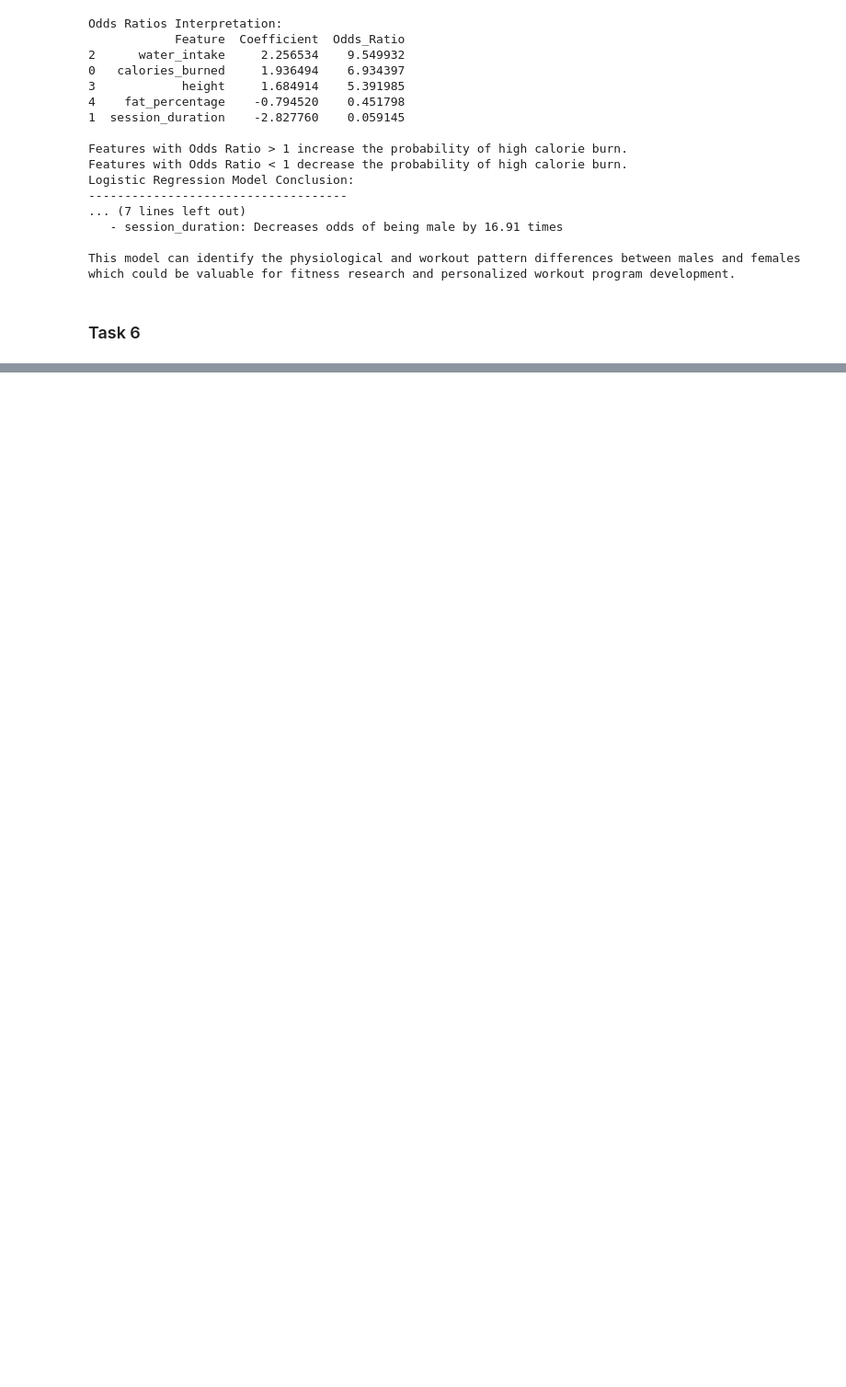
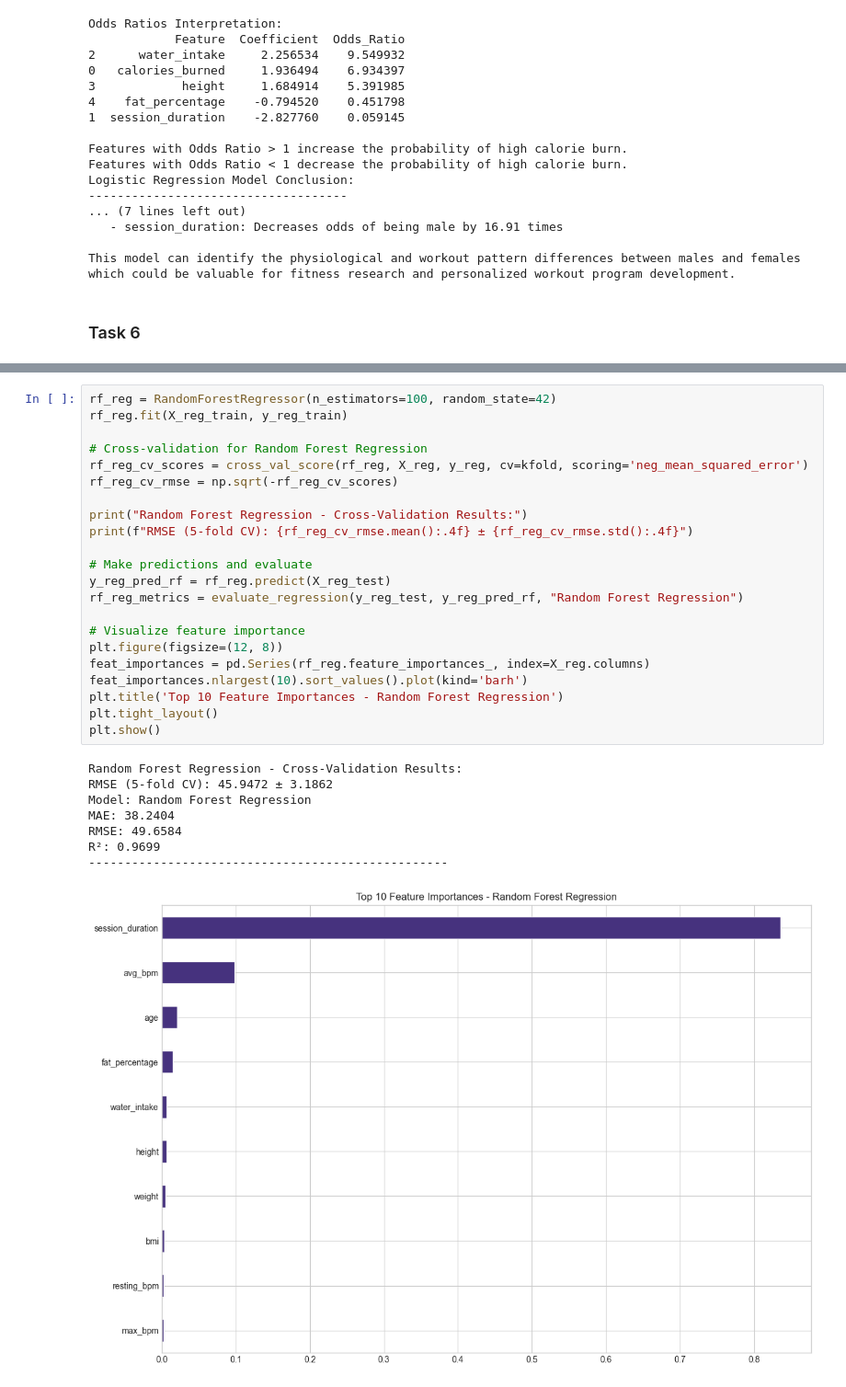
Before and after one commit to ivan-22-3-5/data_analysis_6th_sem, a Jupyter notebook: final-project/final-project.ipynb, the cells around one changed output, grey strips where cells are left out. Shown at 92% size. Cells and saved outputs as stored; diff of their text form; blank space fills up the shorter version.

```diff
--- a/final-project/final-project.ipynb
+++ b/final-project/final-project.ipynb
@@ -767,0 +898,31 @@ which could be valuable for fitness research and personalized workout program de
+# %%
+rf_reg = RandomForestRegressor(n_estimators=100, random_state=42)
+rf_reg.fit(X_reg_train, y_reg_train)
+
+# Cross-validation for Random Forest Regression
+rf_reg_cv_scores = cross_val_score(rf_reg, X_reg, y_reg, cv=kfold, scoring='neg_mean_squared_error')
+rf_reg_cv_rmse = np.sqrt(-rf_reg_cv_scores)
+
+print("Random Forest Regression - Cross-Validation Results:")
+print(f"RMSE (5-fold CV): {rf_reg_cv_rmse.mean():.4f} ± {rf_reg_cv_rmse.std():.4f}")
+
+# Make predictions and evaluate
+y_reg_pred_rf = rf_reg.predict(X_reg_test)
+rf_reg_metrics = evaluate_regression(y_reg_test, y_reg_pred_rf, "Random Forest Regression")
+
+# Visualize feature importance
+plt.figure(figsize=(12, 8))
+feat_importances = pd.Series(rf_reg.feature_importances_, index=X_reg.columns)
+feat_importances.nlargest(10).sort_values().plot(kind='barh')
+plt.title('Top 10 Feature Importances - Random Forest Regression')
+plt.tight_layout()
+plt.show()
+# %% [output]
+Random Forest Regression - Cross-Validation Results:
+RMSE (5-fold CV): 45.9472 ± 3.1862
+Model: Random Forest Regression
+MAE: 38.2404
+RMSE: 49.6584
+R²: 0.9699
+--------------------------------------------------
+[figure, added]
```
Also changed, not shown: parts of 22 cells of this notebook, 1 other file.
